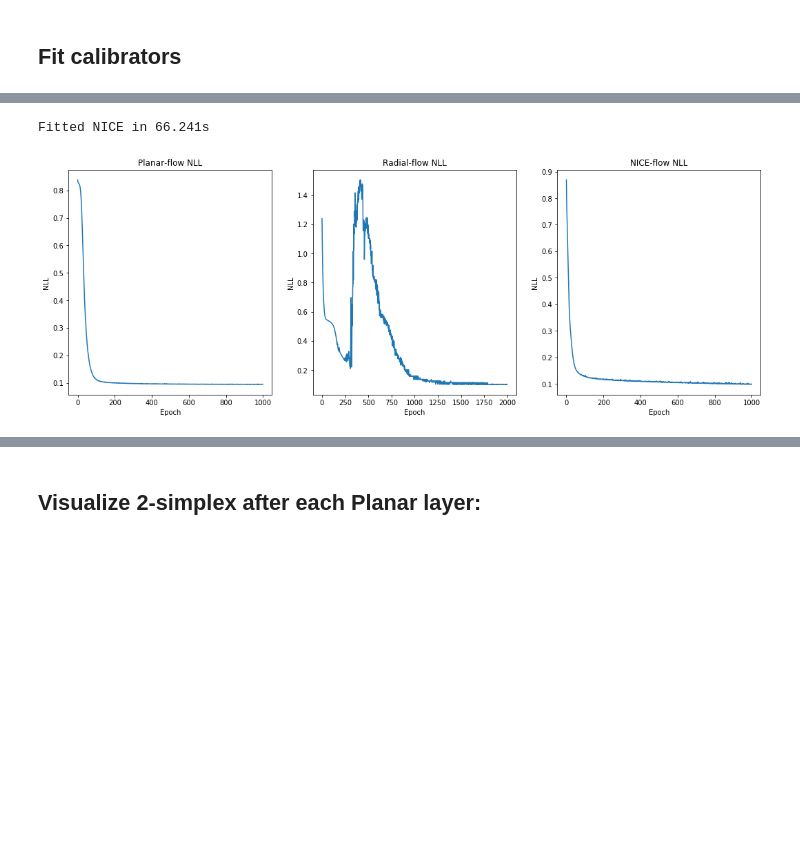
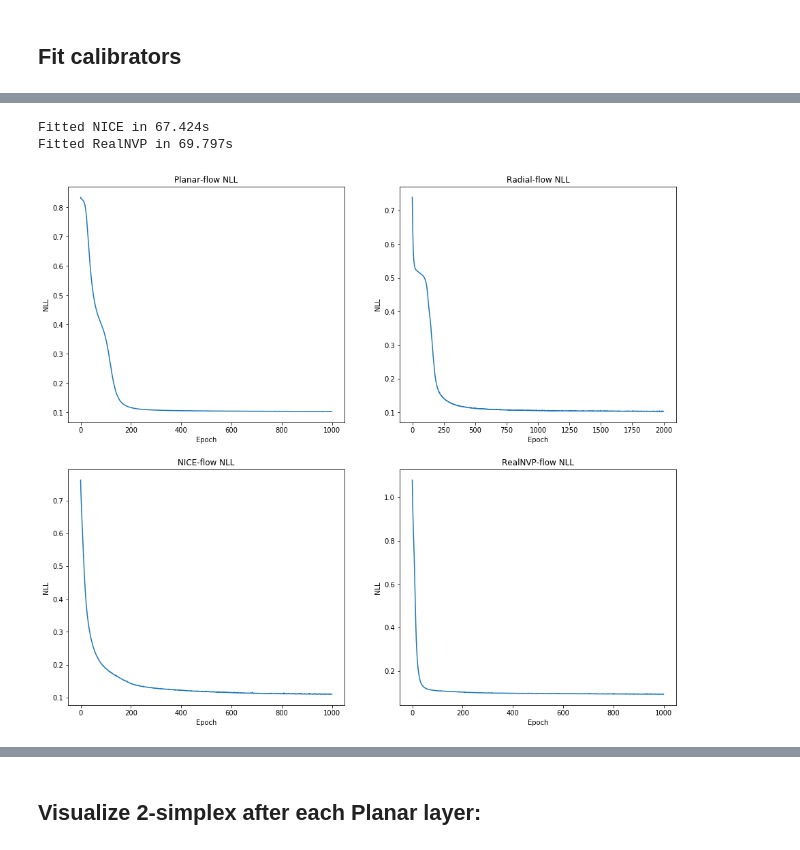
Before and after one commit to SergioAlvarezB/calibration-normalizing-flows, a Jupyter notebook: notebooks/simulated-predictions-flows.ipynb, the cells around one changed output, grey strips where cells are left out. Cells and saved outputs as stored; diff of their text form; code cells hidden in the pictures; blank space fills up the shorter version.

Commit message:
Run experiments for real NVP flow calibrator

```diff
--- a/notebooks/simulated-predictions-flows.ipynb
+++ b/notebooks/simulated-predictions-flows.ipynb
@@ -101,7 +101,7 @@ ECE_mlr = expected_calibration_error(mlr_probs, target)
 
 ## Planar flow
 t0 = time.time()
-pln_cal = PlanarFlowCalibrator(snt_logits, target, layers=10)
+pln_cal = PlanarFlowCalibrator(snt_logits, target, layers=5)
 print('Fitted PlanarFlow in {:.3f}s'.format(time.time()-t0))
 pln_probs = pln_cal.predict(snt_logits)
 
@@ -111,7 +111,7 @@ ECE_pln = expected_calibration_error(pln_probs, target)
 
 ## Radial flow
 t0 = time.time()
-rdl_cal = RadialFlowCalibrator(snt_logits, target, layers=10, epochs=2000)
+rdl_cal = RadialFlowCalibrator(snt_logits, target, layers=5, epochs=2000)
 print('Fitted RadialFlow in {:.3f}s'.format(time.time()-t0))
 rdl_probs = rdl_cal.predict(snt_logits)
 
@@ -121,31 +121,45 @@ ECE_rdl = expected_calibration_error(rdl_probs, target)
 
 ## NICE flow
 t0 = time.time()
-nice_cal = NiceCalibrator(snt_logits, target, layers=4, hidden_size=[6, 6], version=2)
+nice_cal = NiceCalibrator(snt_logits, target, layers=4, hidden_size=[3, 3], version=2)
 print('Fitted NICE in {:.3f}s'.format(time.time()-t0))
 nice_probs = nice_cal.predict(snt_logits)
 
 nll_nice = neg_log_likelihood(nice_probs, target)
 ECE_nice = expected_calibration_error(nice_probs, target)
 
+## RealNVP flow
+t0 = time.time()
+nvp_cal = RealNvpCalibrator(snt_logits, target, layers=4, hidden_size=[3, 3])
+print('Fitted RealNVP in {:.3f}s'.format(time.time()-t0))
+nvp_probs = nvp_cal.predict(snt_logits)
+
+nll_nvp = neg_log_likelihood(nvp_probs, target)
+ECE_nvp = expected_calibration_error(nvp_probs, target)
+
 
 # Plot training NLL
-fig, ax_arr = plt.subplots(1, 3, figsize=(18, 6))
+fig, ax_arr = plt.subplots(2, 2, figsize=(16, 14))
 
-ax_arr[0].plot(pln_cal.history.history['loss'])
-ax_arr[0].set_title('Planar-flow NLL')
-ax_arr[0].set_ylabel('NLL')
-ax_arr[0].set_xlabel('Epoch')
+ax_arr[0, 0].plot(pln_cal.history.history['loss'])
+ax_arr[0, 0].set_title('Planar-flow NLL')
+ax_arr[0, 0].set_ylabel('NLL')
+ax_arr[0, 0].set_xlabel('Epoch')
 
-ax_arr[1].plot(rdl_cal.history.history['loss'])
-ax_arr[1].set_title('Radial-flow NLL')
-ax_arr[1].set_ylabel('NLL')
-ax_arr[1].set_xlabel('Epoch')
+ax_arr[0, 1].plot(rdl_cal.history.history['loss'])
+ax_arr[0, 1].set_title('Radial-flow NLL')
+ax_arr[0, 1].set_ylabel('NLL')
+ax_arr[0, 1].set_xlabel('Epoch')
 
-ax_arr[2].plot(nice_cal.history.history['loss'])
-ax_arr[2].set_title('NICE-flow NLL')
-ax_arr[2].set_ylabel('NLL')
-ax_arr[2].set_xlabel('Epoch')
+ax_arr[1, 0].plot(nice_cal.history.history['loss'])
+ax_arr[1, 0].set_title('NICE-flow NLL')
+ax_arr[1, 0].set_ylabel('NLL')
+ax_arr[1, 0].set_xlabel('Epoch')
+
+ax_arr[1, 1].plot(nvp_cal.history.history['loss'])
+ax_arr[1, 1].set_title('RealNVP-flow NLL')
+ax_arr[1, 1].set_ylabel('NLL')
+ax_arr[1, 1].set_xlabel('Epoch')
 
 plt.show()
 # %% [output]
@@ -160,5 +174,6 @@ Fitted RadialFlow in 145.655s
-Fitted NICE in 66.241s
+Fitted NICE in 67.424s
+Fitted RealNVP in 69.797s
-[figure, old version]
+[figure, new version]
 # %%
 fig, ax_arr = plt.subplots(4, 2, figsize=(16, 28), gridspec_kw={'hspace': 0.5})
 
```
Also changed, not shown: parts of 8 cells of this notebook, 2 other files.
